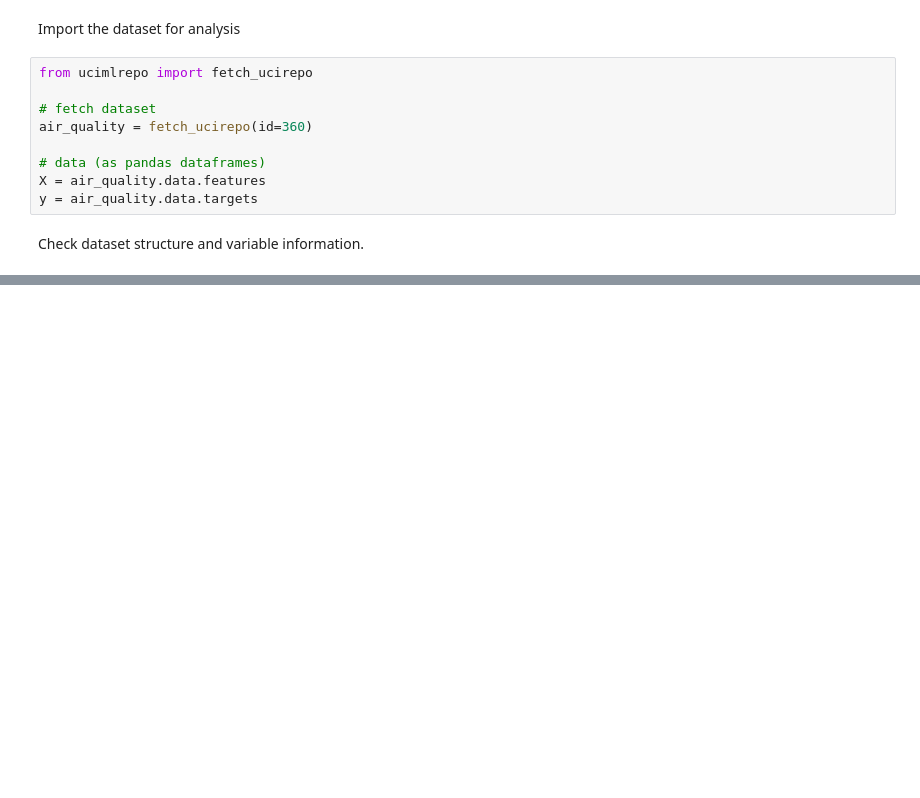
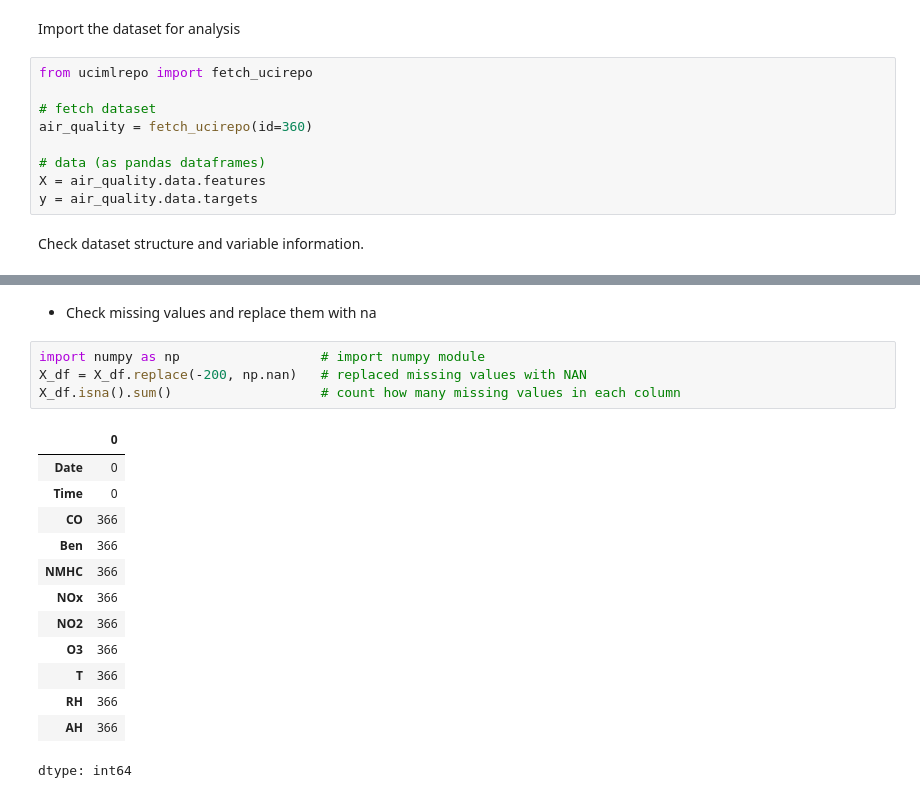
Before and after one commit to bingxiaochen/ST-554-Project1, a Jupyter notebook: Task2/Project1_Task2_Hui.ipynb, the cells around one changed output, grey strips where cells are left out. Saved outputs shown, nothing was run; the diff lists cells and outputs as text; blank space fills up the shorter version.

```diff
--- a/Task2/Project1_Task2_Hui.ipynb
+++ b/Task2/Project1_Task2_Hui.ipynb
@@ -63,0 +70,20 @@ Since we do not need the “true” reference values for CO, NMHC, NOx, or NO₂
+# %% [markdown]
+- Check missing values and replace them with na
+# %%
+import numpy as np                  # import numpy module
+X_df = X_df.replace(-200, np.nan)   # replaced missing values with NAN
+X_df.isna().sum()                   # count how many missing values in each column
+# %% [output]
+|  | 0 |
+| Date | 0 |
+| Time | 0 |
+| CO | 366 |
+| Ben | 366 |
+| NMHC | 366 |
+| NOx | 366 |
+| NO2 | 366 |
+| O3 | 366 |
+| T | 366 |
+| RH | 366 |
+| AH | 366 |
+dtype: int64
```
Also changed, not shown: parts of 6 cells of this notebook.
